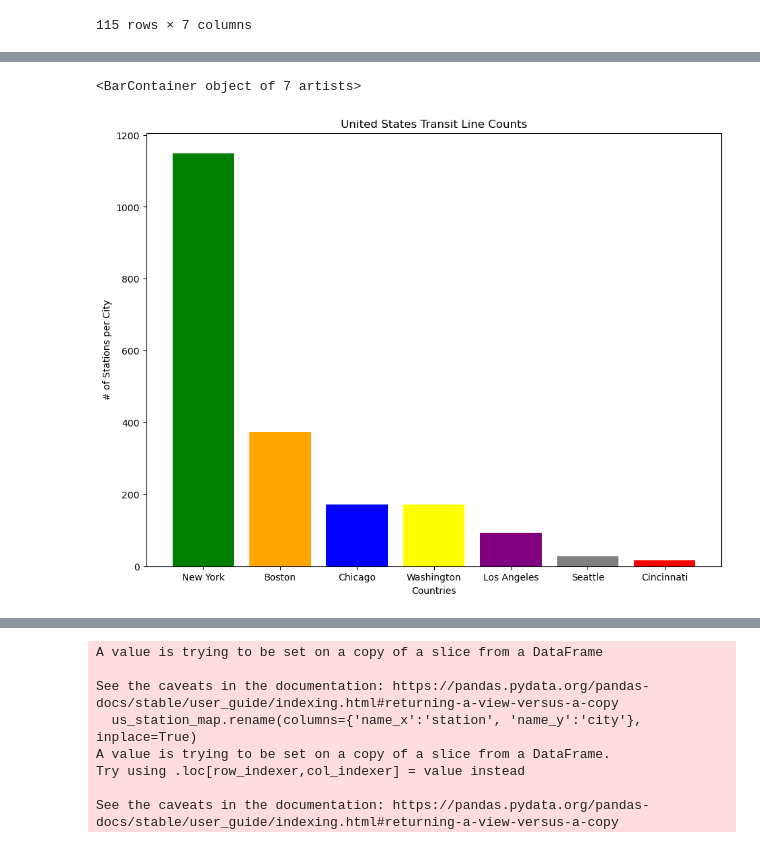
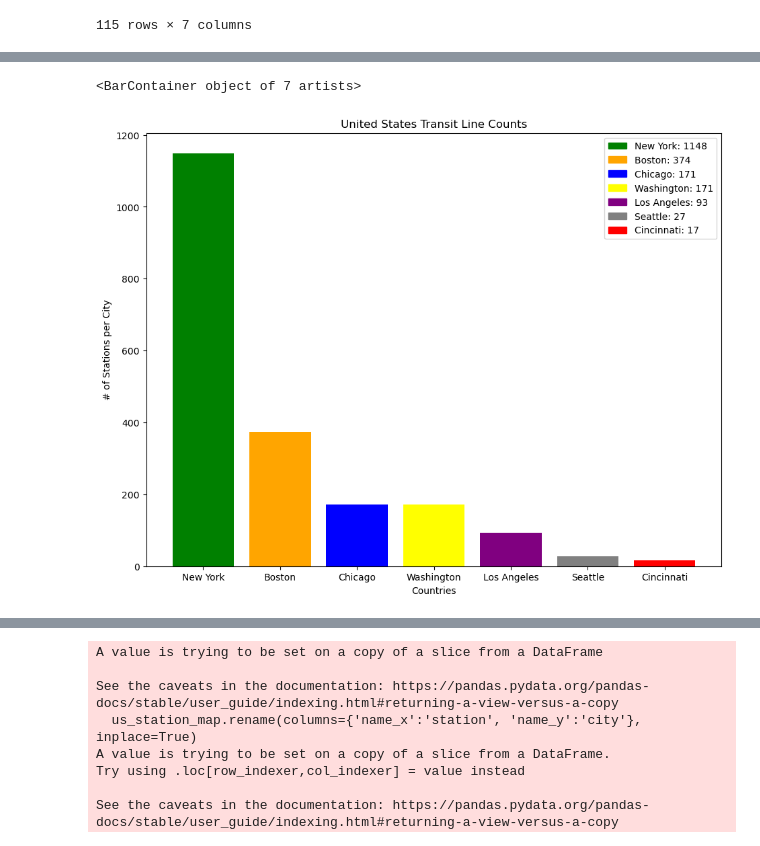
Before and after one commit to JaimeVRodriguez/transit_systems_of_word_eda, a Jupyter notebook: notebooks/testing.ipynb, the cells around one changed output, grey strips where cells are left out. Drawn from its saved outputs; the diff is of its cells as text; code cells hidden in the pictures.

Commit message:
US transit lines legend.

```diff
--- a/notebooks/testing.ipynb
+++ b/notebooks/testing.ipynb
@@ -222,18 +219,27 @@ merged_cities_stations_us.sample(10)
 # %%
 merged_stations_us_by_state = merged_cities_stations_us.value_counts('name_y')
 merged_stations_us_by_state
 
 fig, ax = plt.subplots()
 ax.set_title("United States Transit Line Counts")
 ax.set_ylabel("# of Stations per City")
 ax.set_xlabel("Countries")
+new_york_legend = mpatches.Patch(color= 'green', label='New York: 1148')
+boston_legend = mpatches.Patch(color= 'orange', label='Boston: 374')
+chicago_legend = mpatches.Patch(color= 'blue', label='Chicago: 171')
+washington_legend = mpatches.Patch(color= 'yellow', label='Washington: 171')
+los_angeles_legend = mpatches.Patch(color= 'purple', label='Los Angeles: 93')
+seattle_legend = mpatches.Patch(color= 'grey', label='Seattle: 27')
+cincinnati_legend = mpatches.Patch(color= 'red', label='Cincinnati: 17')
+plt.legend(handles=[new_york_legend, boston_legend, chicago_legend, washington_legend, los_angeles_legend, seattle_legend, cincinnati_legend ])
+#ax.legend(["1148", "374", "171", "171", "93", "27", "17"])
 fig.tight_layout()
 fig.set_size_inches(10,8)
 c = ['green', 'orange', 'blue', 'yellow', 'purple', 'grey', 'red']
 ax.bar(merged_stations_us_by_state.index, merged_stations_us_by_state.values, color = c)
 # %% [output]
 <BarContainer object of 7 artists>
-[figure, old version]
+[figure, new version]
 # %%
 stations
 # %% [output]
```
Also changed, not shown: parts of 6 cells of this notebook, 1 other file.
